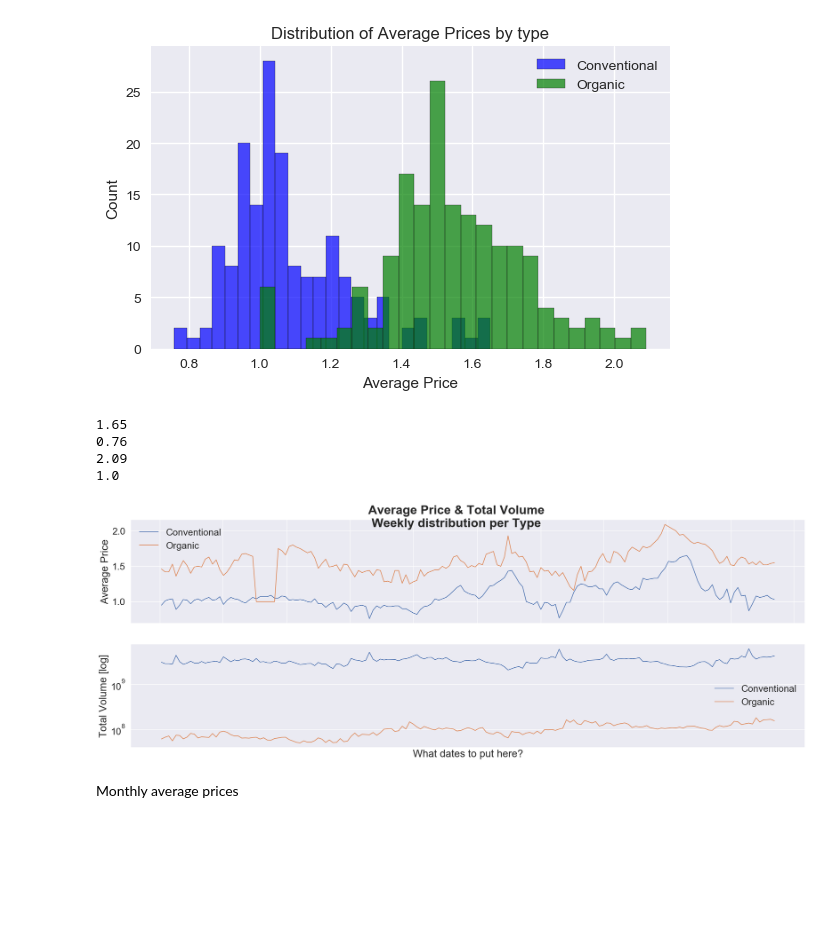
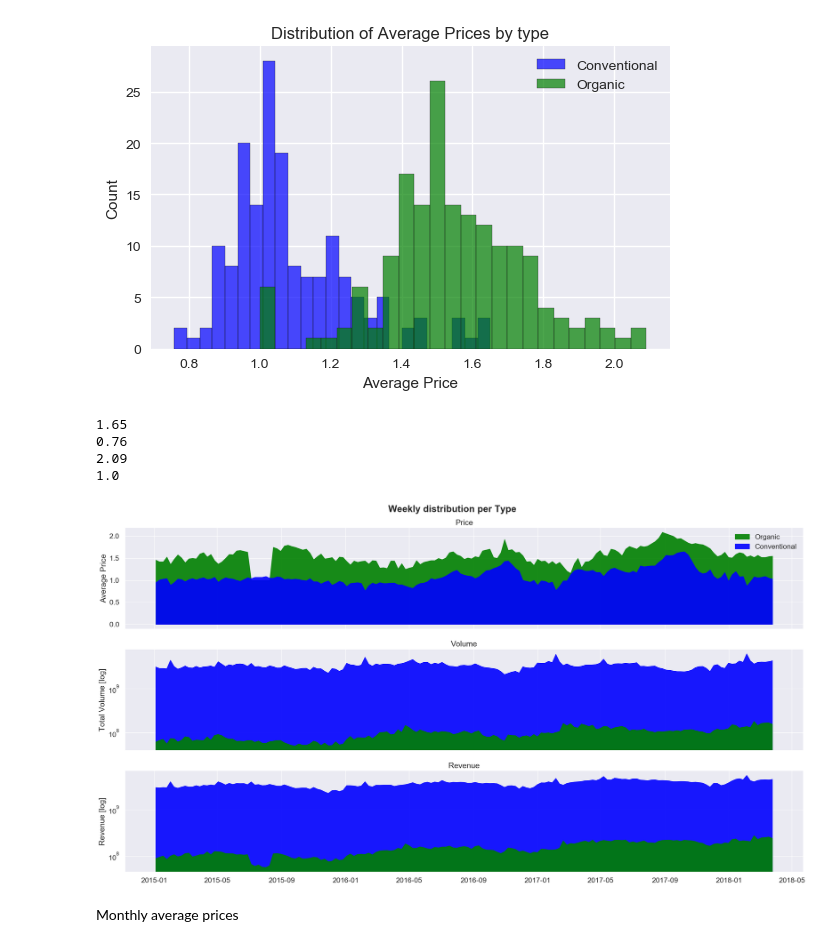
Before and after one commit to marcelomoraiscloser/apple_price, a Jupyter notebook: ApplePricePredictor.ipynb, the cells around one changed output. Saved outputs shown, nothing was run; the diff lists cells and outputs as text; code cells hidden in the pictures; blank space fills up the shorter version.

```diff
--- a/ApplePricePredictor.ipynb
+++ b/ApplePricePredictor.ipynb
@@ -89,6 +89,10 @@ def calender_features(data):
 calender_features(df), calender_features(df_conv), calender_features(df_org)
 # %% [output]
 (None, None, None)
+# %%
+#Creating revenue column
+df_conv['revenue'] = df_conv['total_volume'] * df_conv['average_price']
+df_org['revenue'] = df_org['total_volume'] * df_org['average_price']
 # %% [markdown]
 # **2.Exploratory data-analysis**
 # %%
@@ -280,39 +284,42 @@ plt.tight_layout()
 # %% [output]
 [figure]
 # %%
-figure, ax = plt.subplots(2,1,figsize=(25,8))
-figure.suptitle("Average Price & Total Volume\nWeekly distribution per Type", y=1.05, fontweight='bold')
-listOf_Xticks = np.arange(0,180,1)
-plt.xticks(listOf_Xticks)
-plt.xlabel("What dates to put here?")
+figure, ax = plt.subplots(3,1,figsize=(25,12))
+figure.suptitle("Weekly distribution per Type", y=1.05, fontweight='bold')
 ax[0].set_ylabel("Average Price")
 ax[1].set_ylabel("Total Volume [log]")
+ax[2].set_ylabel("Revenue [log]")
+colors = ['blue', 'green']
 
-#df_avg_price_conv_week = df_conv['average_price'].groupby(df_conv['week']).mean()
-#df_avg_price_org_week =  df_org['average_price'].groupby(df_org['week']).mean()
-#df_volume_conv_week = df_conv['total_volume'].groupby(df_conv['week']).mean()
-#df_volume_org_week =  df_org['total_volume'].groupby(df_org['week']).mean()
+alpha=0.9
+ax[0].fill_between(df_org['date'], df_org['average_price'], label="Organic", color=colors[1], alpha=alpha)
+ax[0].fill_between(df_conv['date'], df_conv['average_price'], label="Conventional", color=colors[0], alpha=alpha)
+ax[0].set_xticklabels([])
+ax[0].legend(loc='upper right')
+ax[0].set_title('Price')
 
-ax[0].plot(df_conv['date'], df_conv['average_price'], label="Conventional")
-ax[0].plot(df_org['date'], df_org['average_price'], label="Organic")
-#ax[0].set_xticks(listOf_Xticks)
-ax[0].set_xticklabels([])
-ax[0].legend()
+ax[1].fill_between(df_conv['date'], df_conv['total_volume'], label="Conventional", color=colors[0], alpha=alpha)
+ax[1].fill_between(df_org['date'], df_org['total_volume'], label="Organic", color=colors[1], alpha=alpha)
+ax[1].set_xticklabels([])
+ax[1].set_yscale('log')
+#ax[1].legend(loc='upper right')
+ax[1].set_title('Volume')
 
-ax[1].plot(df_conv['date'], df_conv['total_volume'], label="Conventional")
-ax[1].plot(df_org['date'], df_org['total_volume'], label="Organic")
-ax[1].set_yscale('log')
-ax[1].legend(loc='center right')
-sns.set(font_scale=2)
+ax[2].fill_between(df_conv['date'], df_conv['revenue'], label="Conventional", color=colors[0], alpha=alpha)
+ax[2].fill_between(df_org['date'], df_org['revenue'], label="Organic", color=colors[1], alpha=alpha)
+ax[2].set_yscale('log')
+#ax[2].legend(loc='upper right')
+ax[2].set_title('Revenue')
 
+sns.set(font_scale=1.5)
 
 print(df_conv['average_price'].max())
 print(df_conv['average_price'].min())
 print(df_org['average_price'].max())
 print(df_org['average_price'].min())
 # %% [output]
 1.65
 0.76
 2.09
 1.0
-[figure, old version]
+[figure, new version]
```
Also changed, not shown: parts of 1 cell of this notebook.
